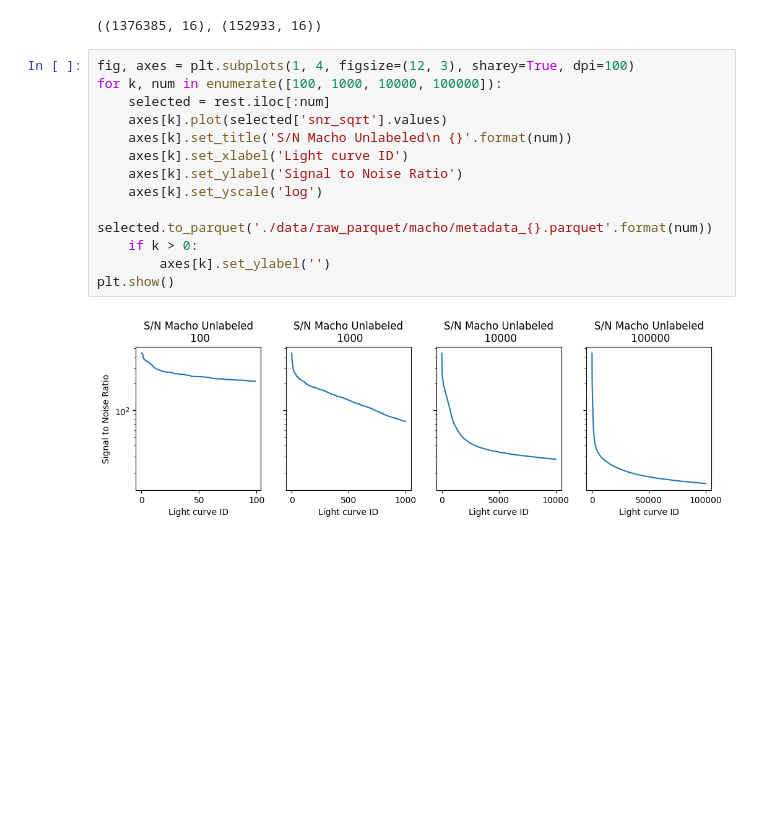
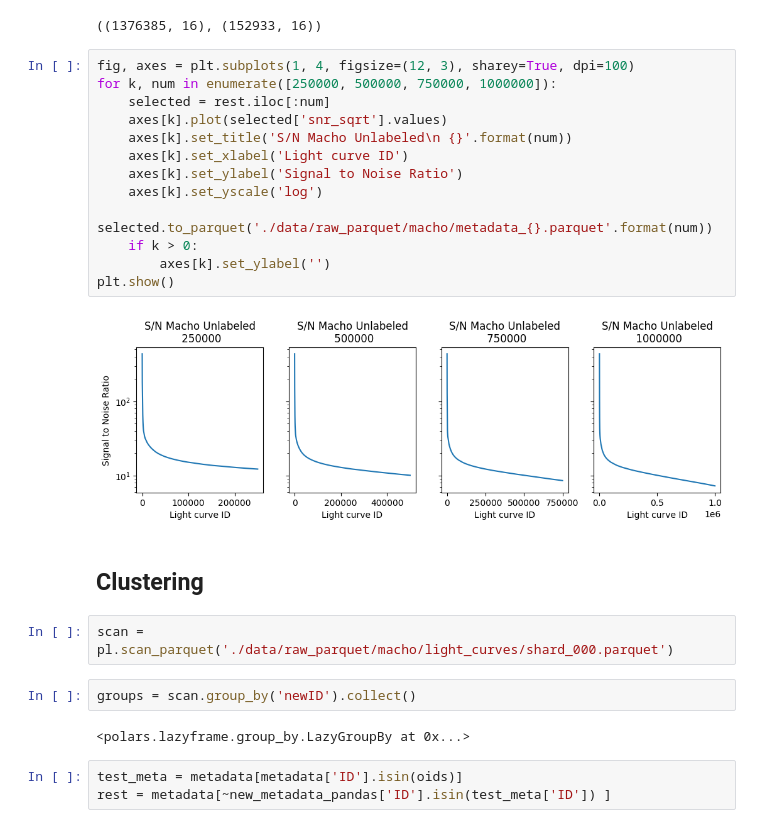
Before and after one commit to cridonoso/astromer, a Jupyter notebook: presentation/notebooks/EDA.ipynb, the cells around one changed output. Saved outputs shown, nothing was run; the diff lists cells and outputs as text; blank space fills up the shorter version.

```diff
--- a/presentation/notebooks/EDA.ipynb
+++ b/presentation/notebooks/EDA.ipynb
@@ -209,16 +230,27 @@ rest.shape, test_meta.shape
 ((1376385, 16), (152933, 16))
 # %%
 fig, axes = plt.subplots(1, 4, figsize=(12, 3), sharey=True, dpi=100)
-for k, num in enumerate([100, 1000, 10000, 100000]):
+for k, num in enumerate([250000, 500000, 750000, 1000000]):
     selected = rest.iloc[:num]
     axes[k].plot(selected['snr_sqrt'].values)
     axes[k].set_title('S/N Macho Unlabeled\n {}'.format(num))
     axes[k].set_xlabel('Light curve ID')
     axes[k].set_ylabel('Signal to Noise Ratio')
     axes[k].set_yscale('log')
     selected.to_parquet('./data/raw_parquet/macho/metadata_{}.parquet'.format(num))
     if k > 0:
         axes[k].set_ylabel('')
 plt.show()
 # %% [output]
-[figure, old version]
+[figure, new version]
+# %% [markdown]
+## Clustering
+# %%
+scan = pl.scan_parquet('./data/raw_parquet/macho/light_curves/shard_000.parquet')
+# %%
+groups = scan.group_by('newID').collect()
+# %% [output]
+<polars.lazyframe.group_by.LazyGroupBy at 0x...>
+# %%
+test_meta = metadata[metadata['ID'].isin(oids)]
+rest = metadata[~new_metadata_pandas['ID'].isin(test_meta['ID']) ]
```
Also changed, not shown: parts of 3 cells of this notebook, 25 other files.
